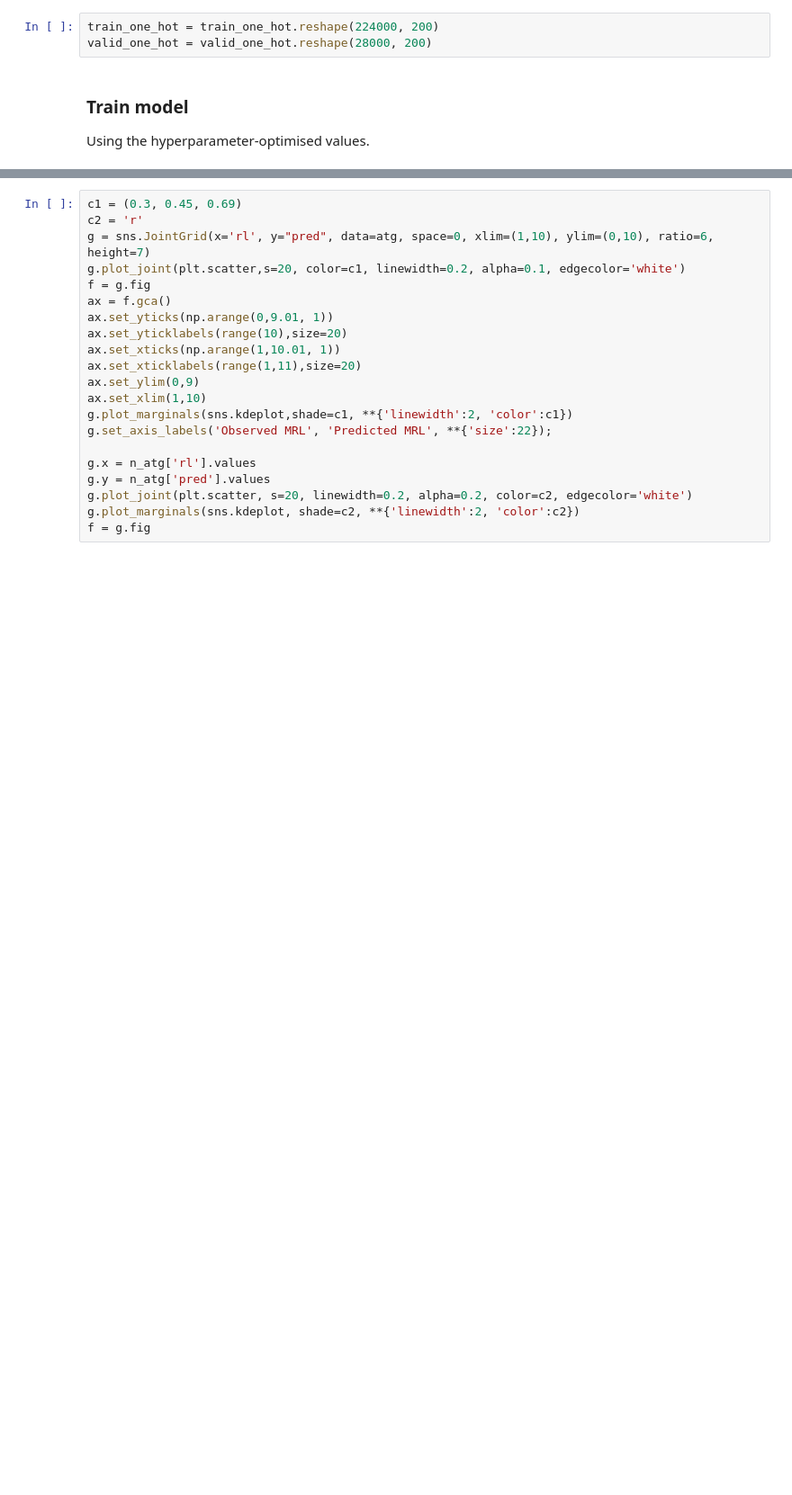
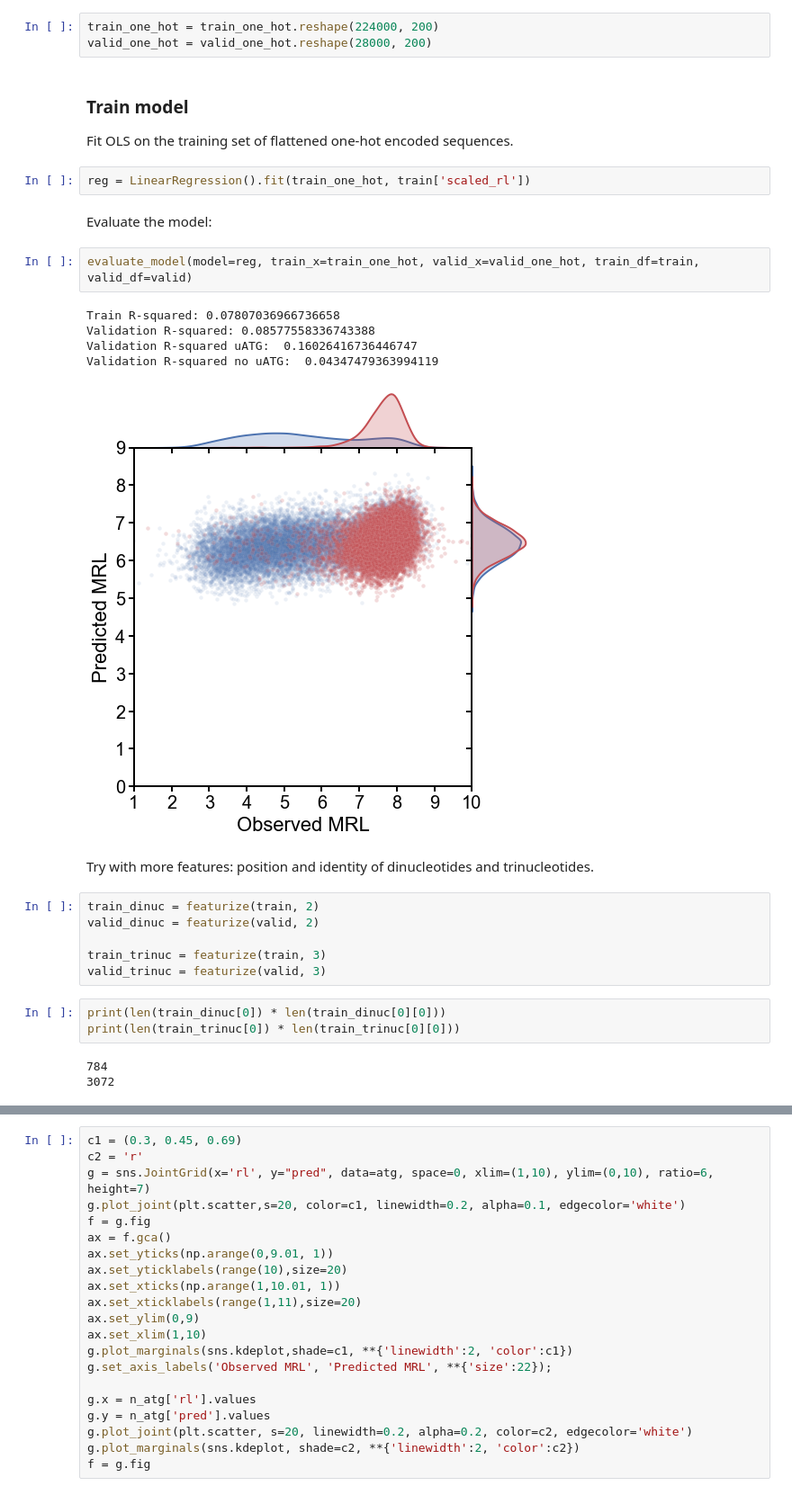
Before and after one commit to nmateyko/human_5utr_modeling, a Jupyter notebook: modeling_tests/training_MRL_linregress.ipynb, the cells around one changed output, grey strips where cells are left out. Shown at 90% size. Drawn from its saved outputs; the diff is of its cells as text; blank space fills up the shorter version.

Commit message:
Add different kmer features to model

```diff
--- a/modeling_tests/training_MRL_linregress.ipynb
+++ b/modeling_tests/training_MRL_linregress.ipynb
@@ -77,6 +117,32 @@ valid_one_hot = np.load('../data/egfp_unmod_1_split/onehot_valid.npy')
 # %%
 train_one_hot = train_one_hot.reshape(224000, 200)
 valid_one_hot = valid_one_hot.reshape(28000, 200)
-# %% [markdown]
-### Train model
-Using the hyperparameter-optimised values.
+# %% [markdown]
+### Train model
+Fit OLS on the training set of flattened one-hot encoded sequences.
+# %%
+reg = LinearRegression().fit(train_one_hot, train['scaled_rl'])
+# %% [markdown]
+Evaluate the model:
+# %%
+evaluate_model(model=reg, train_x=train_one_hot, valid_x=valid_one_hot, train_df=train, valid_df=valid)
+# %% [output]
+Train R-squared: 0.07807036966736658
+Validation R-squared: 0.08577558336743388
+Validation R-squared uATG:  0.16026416736446747
+Validation R-squared no uATG:  0.04347479363994119
+[figure, added]
+# %% [markdown]
+Try with more features: position and identity of dinucleotides and trinucleotides.
+# %%
+train_dinuc = featurize(train, 2)
+valid_dinuc = featurize(valid, 2)
+
+train_trinuc = featurize(train, 3)
+valid_trinuc = featurize(valid, 3)
+# %%
+print(len(train_dinuc[0]) * len(train_dinuc[0][0]))
+print(len(train_trinuc[0]) * len(train_trinuc[0][0]))
+# %% [output]
+784
+3072
```
Also changed, not shown: parts of 21 cells of this notebook.
